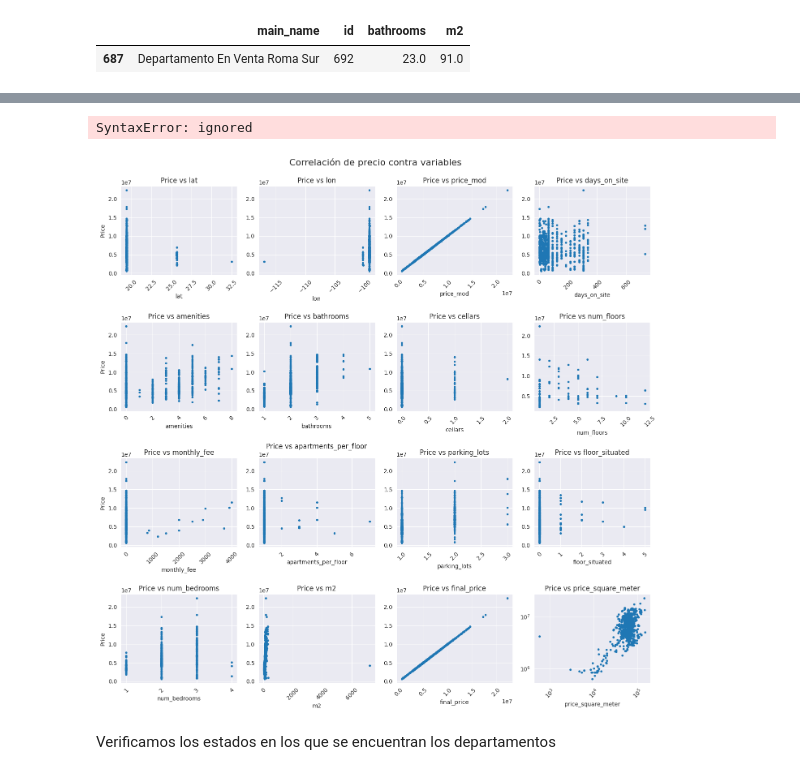
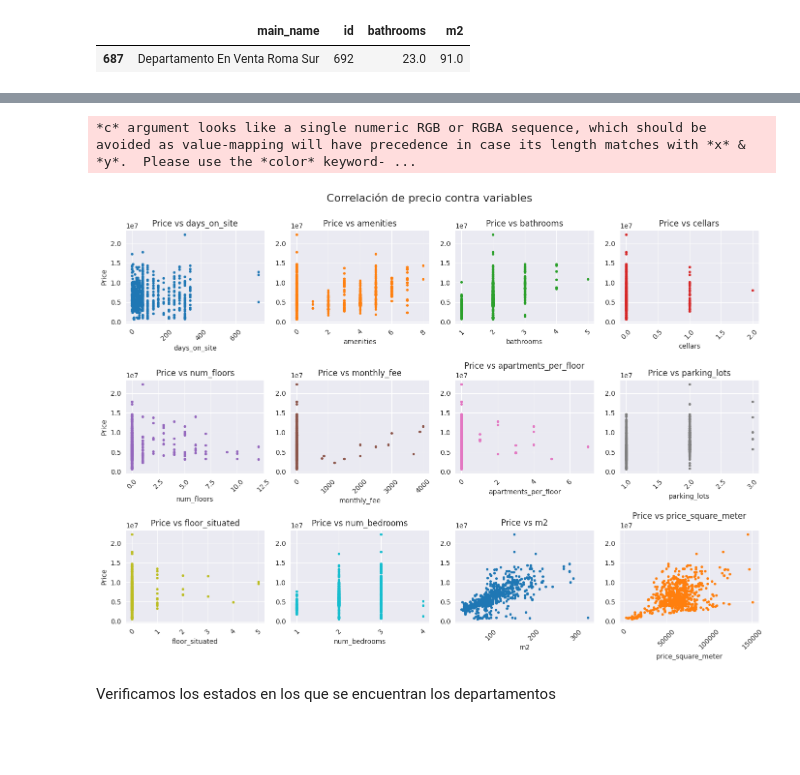
Before and after one commit to joshbrx/DataScience_challenge, a Jupyter notebook: Departamentos_en_la_CDMX.ipynb, the cells around one changed output, grey strips where cells are left out. Saved outputs shown, nothing was run; the diff lists cells and outputs as text; code cells hidden in the pictures; blank space fills up the shorter version.

```diff
--- a/Departamentos_en_la_CDMX.ipynb
+++ b/Departamentos_en_la_CDMX.ipynb
@@ -227,4 +239,4 @@ df[(df.iloc[:,21] == 23)].iloc[:, [0, 7,21, 32]]
 # %%
-# Eliminamos este dato en la variable `data_cdmx`
+# Eliminamos estos datos en `data_cdmx`
+data_cdmx = data_cdmx.drop(541)
 data_cdmx = data_cdmx.drop(687)
-data_cdmx["bathrooms"].value_counts()
@@ -238,3 +243,5 @@ Name: bathrooms, dtype: int64
+# %%
+data_cdmx[['amenities', 'bathrooms', 'cellars', 'num_floors', 'apartments_per_floor', 'parking_lots', 'floor_situated', 'num_bedrooms']] = data_cdmx[['amenities', 'bathrooms', 'cellars', 'num_floors', 'apartments_per_floor', 'parking_lots', 'floor_situated', 'num_bedrooms']].astype(int)
 # %%
 data_cdmx.info()
 # %% [output]
@@ -257,0 +294,7 @@ memory usage: 206.7+ KB
+# %%
+variables = data_cdmx[['amenities', 'bathrooms', 'cellars', 'num_floors',
+       'apartments_per_floor', "disposition", 'parking_lots', 'floor_situated',
+       'num_bedrooms', "department_type"]]
+# variables = data_cdmx.columns[['Number_of_Rooms','House_Inside_Area','Population','Population_Density(km2)','Altitude_min(m)', 'Avg_Temperature','Number_of_Schools','Number_of_Hospital','Region_Area(km2)','Precipitation','Avg_Monthly_Salary','Avg_Age']]
+
+violin_plot(data_cdmx, variables, 2, 5, figsize=(16,8))
@@ -291,20 +305,19 @@ for i, var in enumerate(variables):
 # %%
-cmap= plt.get_cmap('tab10')
-sns.set_style("darkgrid")
+cmap = plt.get_cmap('tab10')
 
 def correlation_plot(df, variables, n_rows, n_cols, figsize=(14,14), log=None, log_log=None):
-    colors = iter(cmap(np.linspace(0,1,len(variables))))
+    # colors = cmap(np.linspace(0,1,len(variables)))
     fig, axs = plt.subplots(n_rows, n_cols, sharex=False, sharey=False, figsize=figsize)
     axs_flat = axs.flatten()
 
     for i, var in enumerate(variables):
         asset = df.loc[:,var]
-        axs_flat[i].scatter(asset, df["price"], c = next(colors), cmap=cmap, s=8)
+        axs_flat[i].scatter(asset, df["price"], c=cmap((i/10)%1), s=8)
         axs_flat[i].set_xlabel("{}".format(var))
         axs_flat[i].set_title("Price vs "+ var)
         if (i % 4) == 0 : axs_flat[i].set_ylabel("Price")
         plt.setp(axs_flat[i].get_xticklabels(), rotation=45)
-    if log == None: continue
+    if log == None: pass
     else:
         if i in log:
             axs_flat[i].set_xscale('log')
@@ -312,7 +325,7 @@ def correlation_plot(df, variables, n_rows, n_cols, figsize=(14,14), log=None, l
         else:
             axs_flat[i].set_xscale('linear')
             axs_flat[i].set_yscale('linear')
-    if log == None: continue
+    if log == None: pass
     else:
         if i in log_log:
             axs_flat[i].set_xscale('log')
@@ -323,19 +336,18 @@ def correlation_plot(df, variables, n_rows, n_cols, figsize=(14,14), log=None, l
     plt.suptitle("Correlación de precio contra variables  \n", fontsize=16)
     fig.tight_layout()
     plt.show()
-# %% [output]
-SyntaxError: ignored
 # %%
 # Take the name of the last 6 columns of the SPY_data which are the model features
-variables = data_cdmx[['lat', 'lon', 'price_mod', 'days_on_site',
+variables = data_cdmx[['days_on_site',
        'amenities', 'bathrooms', 'cellars', 'num_floors', 'monthly_fee',
        'apartments_per_floor', 'parking_lots', 'floor_situated',
-       'num_bedrooms', 'm2', 'final_price',
+       'num_bedrooms', 'm2',
        'price_square_meter']]
 # variables = data_cdmx.columns[['Number_of_Rooms','House_Inside_Area','Population','Population_Density(km2)','Altitude_min(m)', 'Avg_Temperature','Number_of_Schools','Number_of_Hospital','Region_Area(km2)','Precipitation','Avg_Monthly_Salary','Avg_Age']]
 
-correlation_plot(data_cdmx, variables, 4, 4, log={1}, log_log={15})
+correlation_plot(data_cdmx, variables, 3, 4, figsize=(14,10))
 # %% [output]
+*c* argument looks like a single numeric RGB or RGBA sequence, which should be avoided as value-mapping will have precedence in case its length matches with *x* & *y*.  Please use the *color* keyword- ...
-[figure, old version]
+[figure, new version]
 # %% [markdown]
 Verificamos los estados en los que se encuentran los departamentos
```
Also changed, not shown: parts of 22 cells of this notebook.
